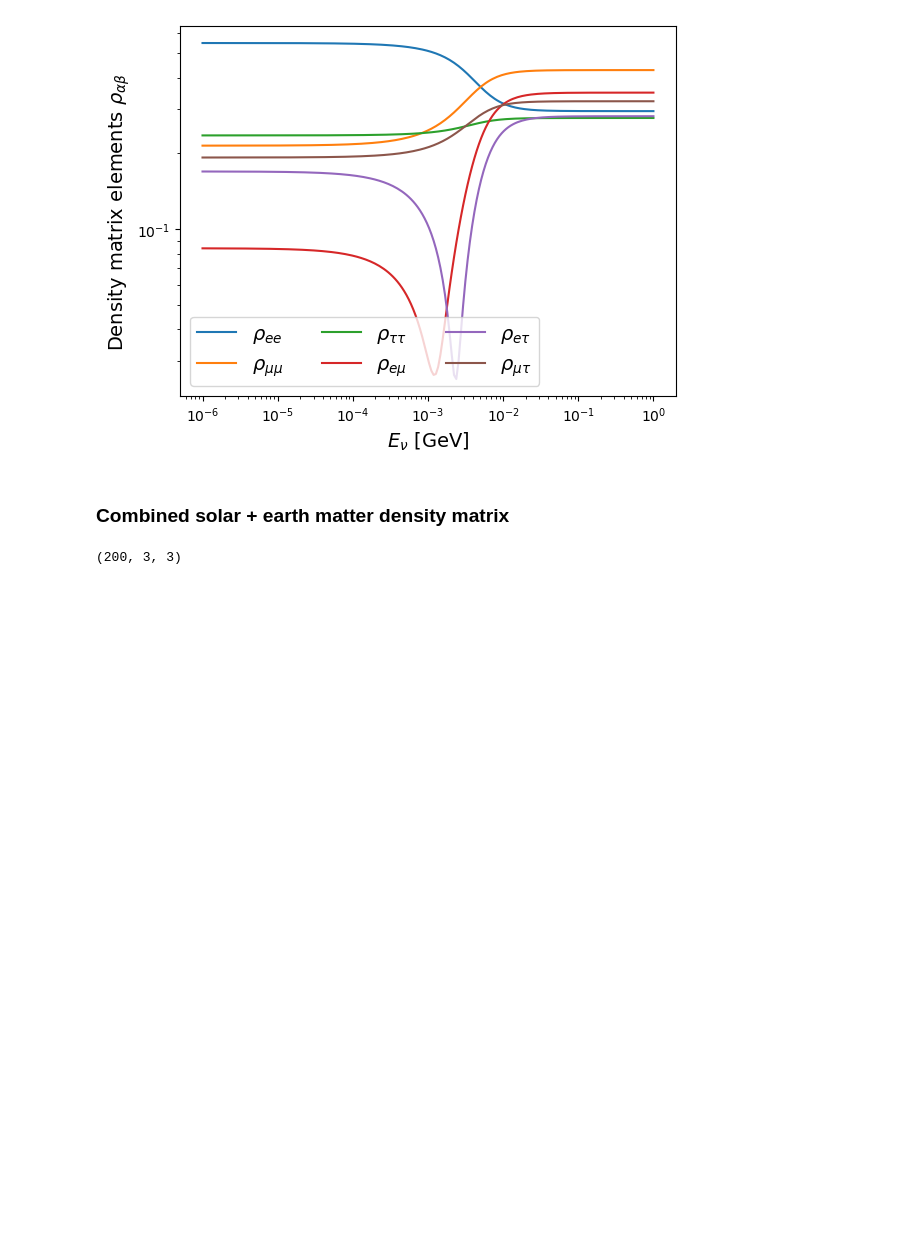
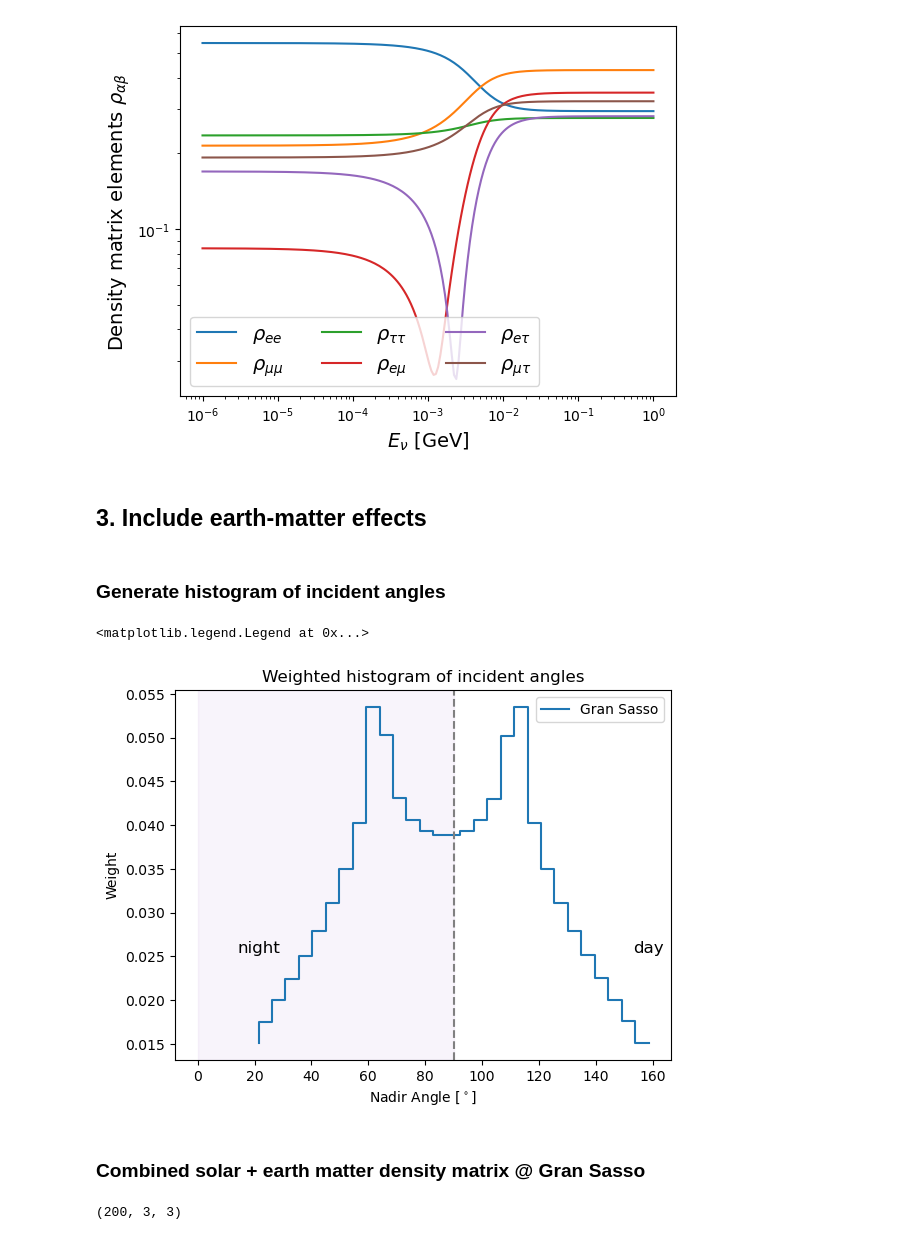
Before and after one commit to SNuDD/SNuDD, a Jupyter notebook: notebooks/quick_start.ipynb, the cells around one changed output. Saved outputs shown, nothing was run; the diff lists cells and outputs as text; code cells hidden in the pictures; blank space fills up the shorter version.

```diff
--- a/notebooks/quick_start.ipynb
+++ b/notebooks/quick_start.ipynb
@@ -55,3 +58,7 @@ plt.xlabel(r'$E_{\nu}\,\,\left[{\rm GeV}\right]$', size=14)
 # %% [output]
 Text(0.5, 0, '$E_{\\nu}\\,\\,\\left[{\\rm GeV}\\right]$')
 [figure]
+# %% [markdown]
+## 3. Include earth-matter effects
+# %% [markdown]
+### Generate histogram of incident angles
@@ -58,5 +78,22 @@ Text(0.5, 0, '$E_{\\nu}\\,\\,\\left[{\\rm GeV}\\right]$')
+# %%
+# Plot the weighted histogram of nadir angles
+nadirs_gs = numpy.arccos(cnadirs) * 180 / numpy.pi  # Convert cnadirs to nadir angles in degrees
+
+
+plt.step(nadirs_gs, weights, label='Gran Sasso')
+plt.axvline(90, ls='--', color='gray')
+plt.axvspan(0, 90, color='#792BB1', alpha=0.05)
+plt.text(min(nadirs_gs), max(weights)/2, 'night', ha='center', va='top', size='large')
+plt.text(max(nadirs_gs), max(weights)/2, 'day', ha='center', va='top', size='large')
+plt.xlabel(r'Nadir Angle [$^\circ$]')
+plt.ylabel('Weight')
+plt.title("Weighted histogram of incident angles")
+plt.legend()
+# %% [output]
+<matplotlib.legend.Legend at 0x...>
+[figure, added]
 # %% [markdown]
-### Combined solar + earth matter density matrix
+### Combined solar + earth matter density matrix @ Gran Sasso
 # %%
 from snudd.nsi.nsi_probabilities import DensityMatrixEarthCalculator
 
```
Also changed, not shown: parts of 14 cells of this notebook, 1 other file.
